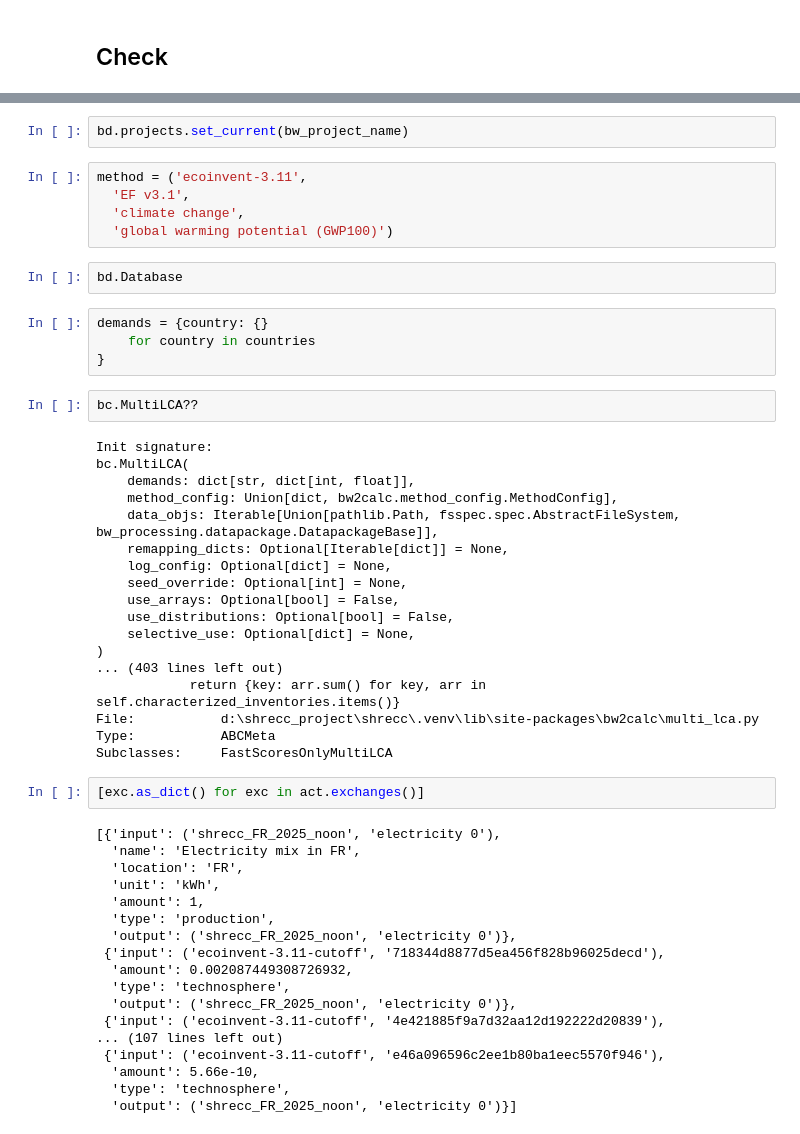
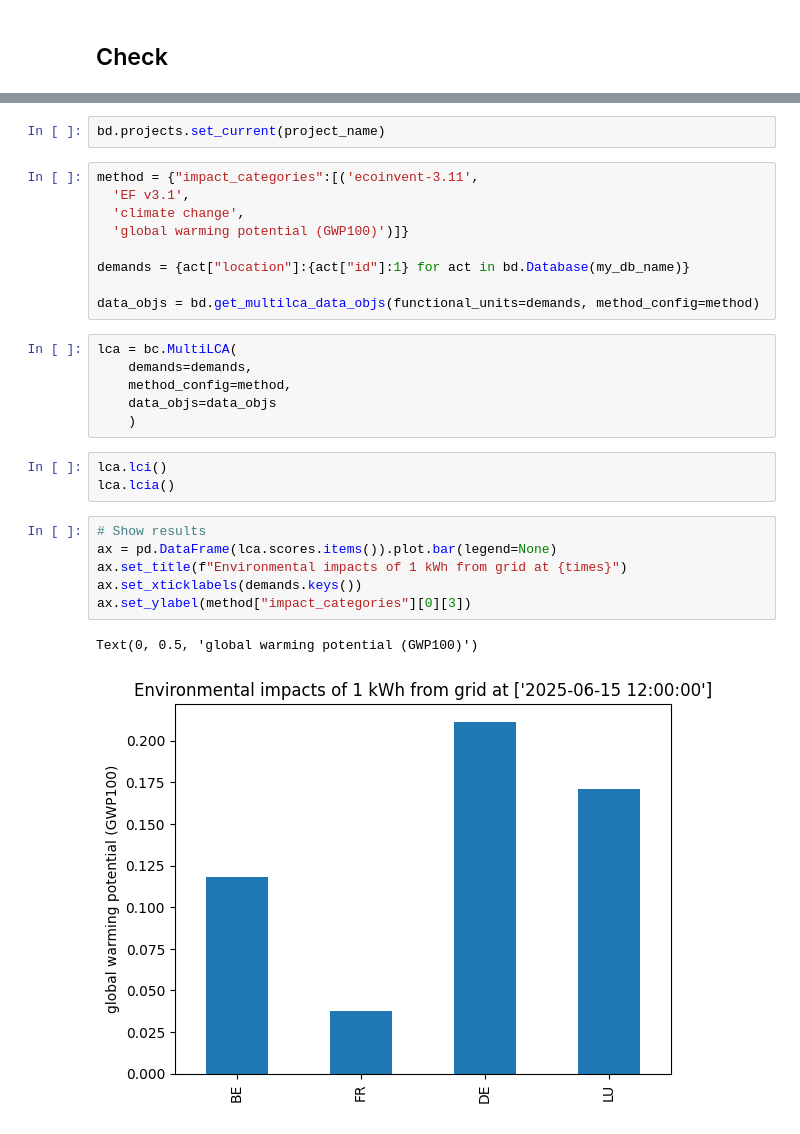
Before and after one commit to LIST-LUXEMBOURG/shrecc, a Jupyter notebook: docs/content/notebooks/1_shrecc_get_started.ipynb, the cells around one changed output, grey strips where cells are left out. Drawn from its saved outputs; the diff is of its cells as text.

```diff
--- a/docs/content/notebooks/1_shrecc_get_started.ipynb
+++ b/docs/content/notebooks/1_shrecc_get_started.ipynb
@@ -59,53 +60,29 @@ import bw2calc as bc
 # %%
-bd.projects.set_current(bw_project_name)
+bd.projects.set_current(project_name)
 # %%
-method = ('ecoinvent-3.11',
+method = {"impact_categories":[('ecoinvent-3.11',
   'EF v3.1',
   'climate change',
-  'global warming potential (GWP100)')
+  'global warming potential (GWP100)')]}
+
+demands = {act["location"]:{act["id"]:1} for act in bd.Database(my_db_name)}
+
+data_objs = bd.get_multilca_data_objs(functional_units=demands, method_config=method)
-# %%
-bd.Database
-# %%
-demands = {country: {}
-    for country in countries
-}
 # %%
-bc.MultiLCA??
+lca = bc.MultiLCA(
+    demands=demands,
+    method_config=method,
+    data_objs=data_objs
+    )
-# %% [output]
-Init signature:
-bc.MultiLCA(
-    demands: dict[str, dict[int, float]],
-    method_config: Union[dict, bw2calc.method_config.MethodConfig],
-    data_objs: Iterable[Union[pathlib.Path, fsspec.spec.AbstractFileSystem, bw_processing.datapackage.DatapackageBase]],
-    remapping_dicts: Optional[Iterable[dict]] = None,
-    log_config: Optional[dict] = None,
-    seed_override: Optional[int] = None,
-    use_arrays: Optional[bool] = False,
-    use_distributions: Optional[bool] = False,
-    selective_use: Optional[dict] = None,
-)
-... (403 lines left out)
-            return {key: arr.sum() for key, arr in self.characterized_inventories.items()}
-File:           d:\shrecc_project\shrecc\.venv\lib\site-packages\bw2calc\multi_lca.py
-Type:           ABCMeta
-Subclasses:     FastScoresOnlyMultiLCA
 # %%
-[exc.as_dict() for exc in act.exchanges()]
+lca.lci()
+lca.lcia()
-# %% [output]
-[{'input': ('shrecc_FR_2025_noon', 'electricity 0'),
-  'name': 'Electricity mix in FR',
-  'location': 'FR',
-  'unit': 'kWh',
-  'amount': 1,
-  'type': 'production',
-  'output': ('shrecc_FR_2025_noon', 'electricity 0')},
- {'input': ('ecoinvent-3.11-cutoff', '718344d8877d5ea456f828b96025decd'),
-  'amount': 0.002087449308726932,
-  'type': 'technosphere',
-  'output': ('shrecc_FR_2025_noon', 'electricity 0')},
- {'input': ('ecoinvent-3.11-cutoff', '4e421885f9a7d32aa12d192222d20839'),
-... (107 lines left out)
- {'input': ('ecoinvent-3.11-cutoff', 'e46a096596c2ee1b80ba1eec5570f946'),
-  'amount': 5.66e-10,
-  'type': 'technosphere',
-  'output': ('shrecc_FR_2025_noon', 'electricity 0')}]
+# %%
+# Show results
+ax = pd.DataFrame(lca.scores.items()).plot.bar(legend=None)
+ax.set_title(f"Environmental impacts of 1 kWh from grid at {times}")
+ax.set_xticklabels(demands.keys())
+ax.set_ylabel(method["impact_categories"][0][3])
+# %% [output]
+Text(0, 0.5, 'global warming potential (GWP100)')
+[figure, added]
```
Also changed, not shown: parts of 3 cells of this notebook, 11 other files.
